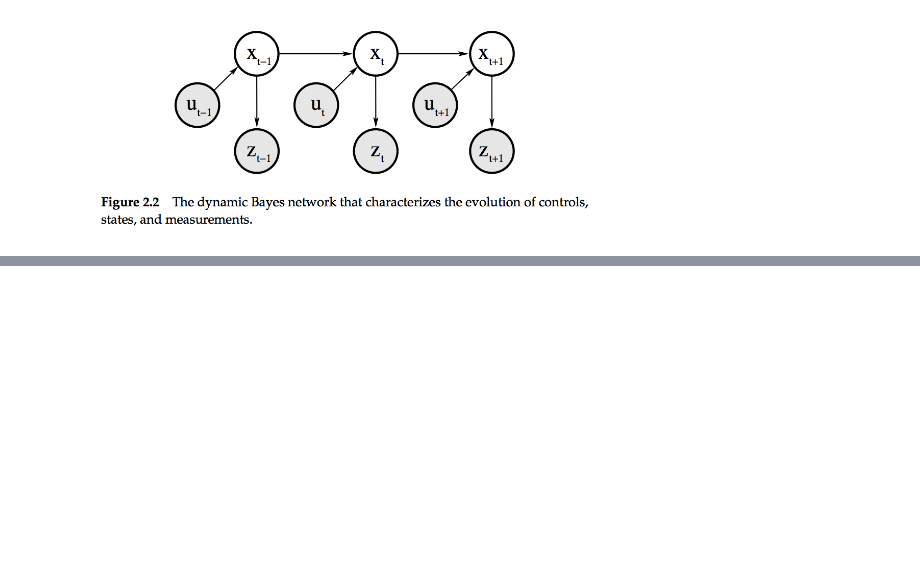
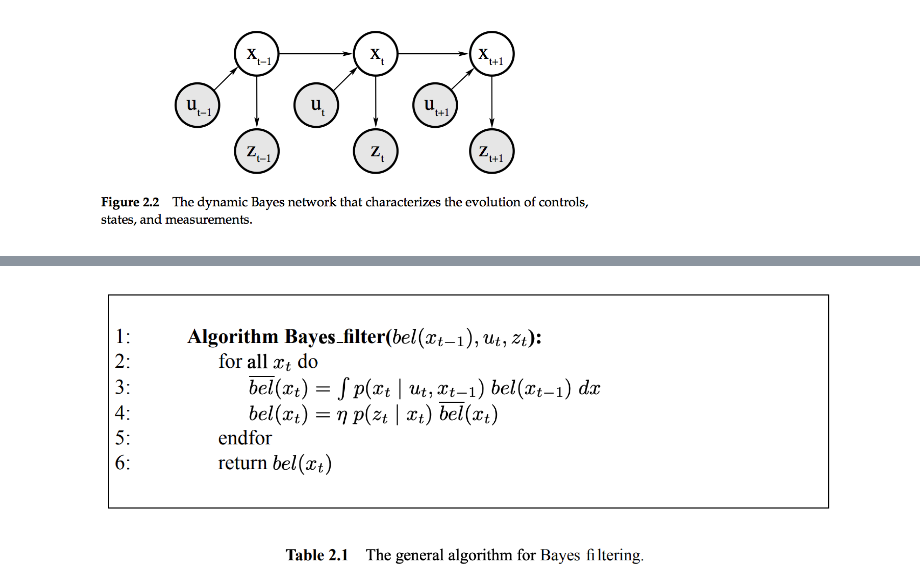
Before and after one commit to Jirouken/ProbabilisticRobotics, a Jupyter notebook: 第2章 再帰的状態推定.ipynb, the cells around one changed output, grey strips where cells are left out. Saved outputs shown, nothing was run; the diff lists cells and outputs as text; code cells hidden in the pictures; blank space fills up the shorter version.

```diff
--- a/第2章 再帰的状態推定.ipynb
+++ b/第2章 再帰的状態推定.ipynb
@@ -88,0 +139,5 @@ display_png(Image(png_file, width=500))
+# %%
+png_file = 'fig/text/tab2_1.png'
+display_png(Image(png_file, width=750))
+# %% [output]
+[figure, added]
```
Also changed, not shown: parts of 4 cells of this notebook.
